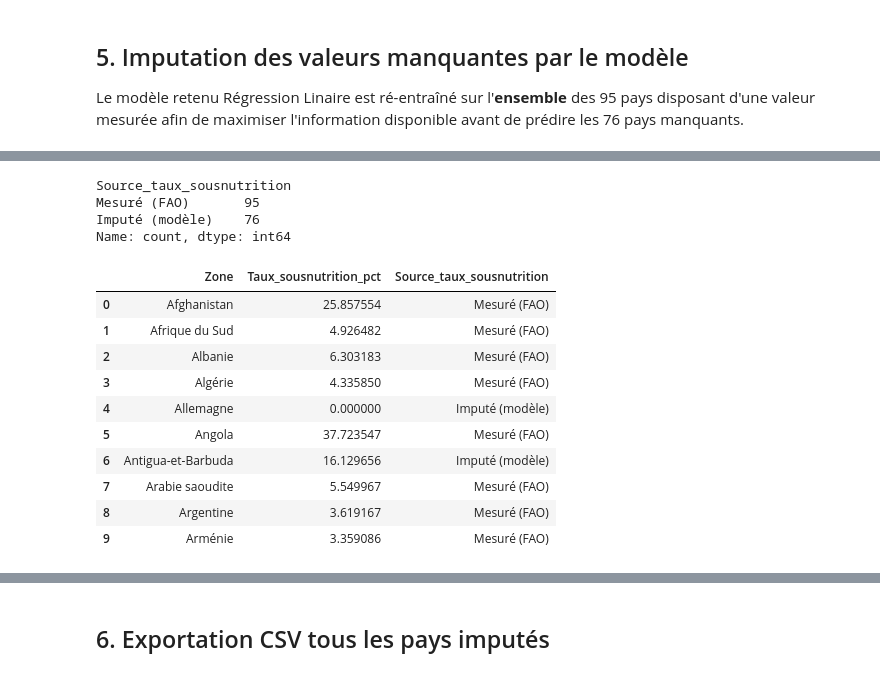
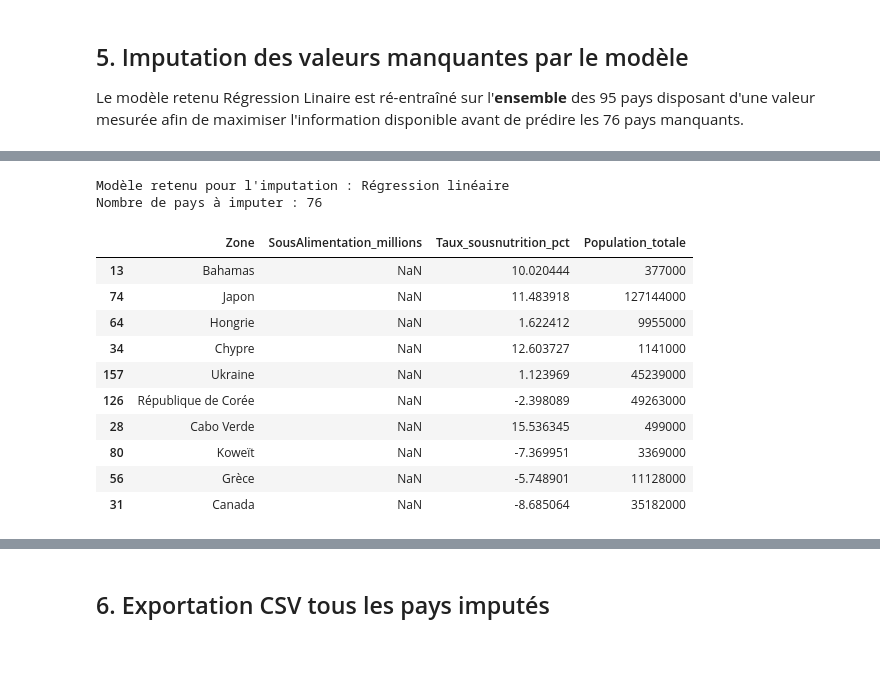
Before and after one commit to XiaoqingGdc/FAO_food_analysis, a Jupyter notebook: FAO_datalab_modelisation.ipynb, the cells around one changed output, grey strips where cells are left out. Cells and saved outputs as stored; diff of their text form; code cells hidden in the pictures.

```diff
--- a/FAO_datalab_modelisation.ipynb
+++ b/FAO_datalab_modelisation.ipynb
@@ -293,24 +261,28 @@ Toutes les prédictions sont plausibles (dans la plage des valeurs mesurées).
-# %%
-df_global['Source_taux_sousnutrition'] = pd.NA
-df_global.loc[df_global[target].notna(), 'Source_taux_sousnutrition'] = 'Mesuré (FAO)'
-df_global.loc[mask_manquant, target] = predictions
-df_global.loc[mask_manquant, 'Source_taux_sousnutrition'] = 'Imputé (modèle)'
-
-print(df_global['Source_taux_sousnutrition'].value_counts(dropna=False))
-df_global[['Zone', target, 'Source_taux_sousnutrition']].head(10)
-# %% [output]
-Source_taux_sousnutrition
-Mesuré (FAO)       95
-Imputé (modèle)    76
-Name: count, dtype: int64
-|  | Zone | Taux_sousnutrition_pct | Source_taux_sousnutrition |
-| 0 | Afghanistan | 25.857554 | Mesuré (FAO) |
-| 1 | Afrique du Sud | 4.926482 | Mesuré (FAO) |
-| 2 | Albanie | 6.303183 | Mesuré (FAO) |
-| 3 | Algérie | 4.335850 | Mesuré (FAO) |
-| 4 | Allemagne | 0.000000 | Imputé (modèle) |
-| 5 | Angola | 37.723547 | Mesuré (FAO) |
-| 6 | Antigua-et-Barbuda | 16.129656 | Imputé (modèle) |
-| 7 | Arabie saoudite | 5.549967 | Mesuré (FAO) |
-| 8 | Argentine | 3.619167 | Mesuré (FAO) |
-| 9 | Arménie | 3.359086 | Mesuré (FAO) |
+# %%
+modele_final_nom = "Régression linéaire"
+modele_final = LinearRegression()
+# utiliser modele finale sur df_a_predire
+modele_final.fit(X, y)  # entraîné sur les 95 pays mesurés (df_mesure)
+predictions = modele_final.predict(df_a_predire[features]) #regression linaire prédit sur les 76 pays
+df_a_predire[target] = predictions
+
+print(f"Modèle retenu pour l'imputation : {modele_final_nom}")
+print(f"Nombre de pays à imputer : {len(df_a_predire)}")
+# %% [output]
+Modèle retenu pour l'imputation : Régression linéaire
+Nombre de pays à imputer : 76
+# %%
+df_a_predire[['Zone', 'SousAlimentation_millions','Taux_sousnutrition_pct','Population_totale']].sample(10)
+#vérification que les valeurs imputées sont bien présentes
+# %% [output]
+|  | Zone | SousAlimentation_millions | Taux_sousnutrition_pct | Population_totale |
+| 13 | Bahamas | NaN | 10.020444 | 377000 |
+| 74 | Japon | NaN | 11.483918 | 127144000 |
+| 64 | Hongrie | NaN | 1.622412 | 9955000 |
+| 34 | Chypre | NaN | 12.603727 | 1141000 |
+| 157 | Ukraine | NaN | 1.123969 | 45239000 |
+| 126 | République de Corée | NaN | -2.398089 | 49263000 |
+| 28 | Cabo Verde | NaN | 15.536345 | 499000 |
+| 80 | Koweït | NaN | -7.369951 | 3369000 |
+| 56 | Grèce | NaN | -5.748901 | 11128000 |
+| 31 | Canada | NaN | -8.685064 | 35182000 |
```
Also changed, not shown: parts of 8 cells of this notebook.
